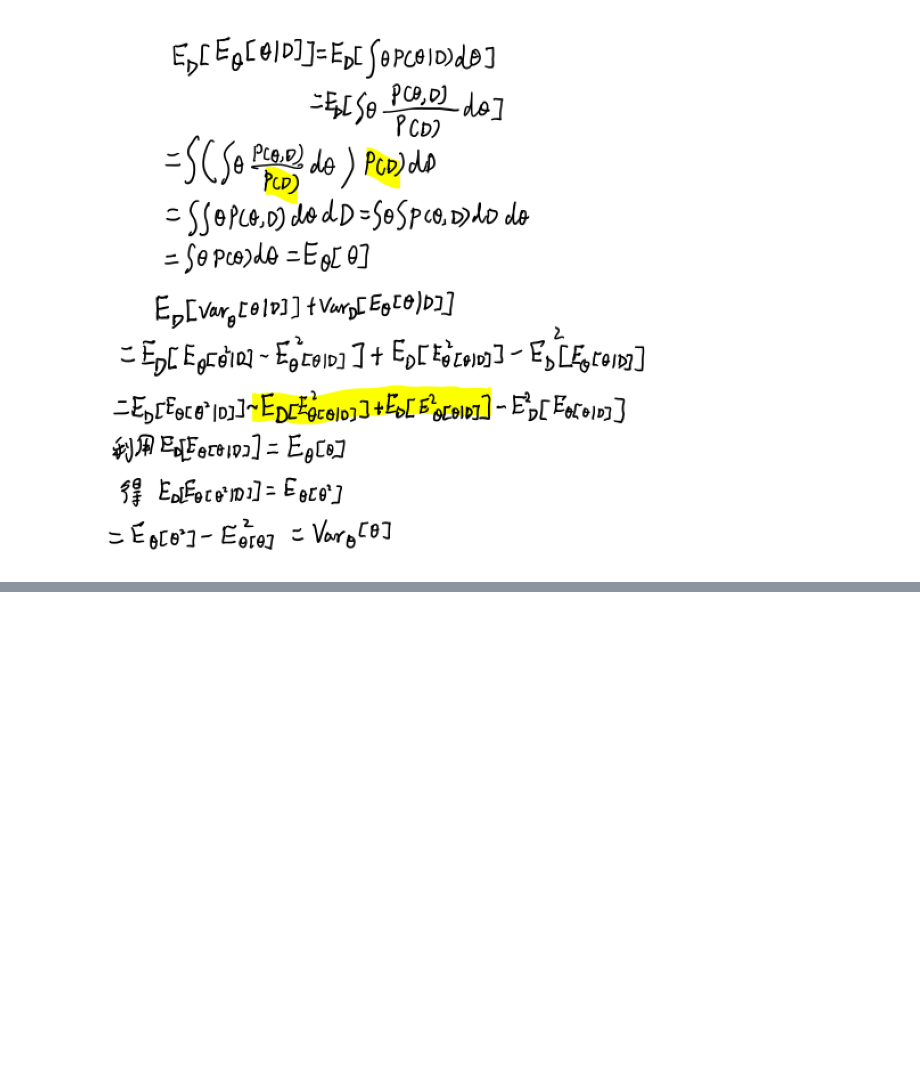
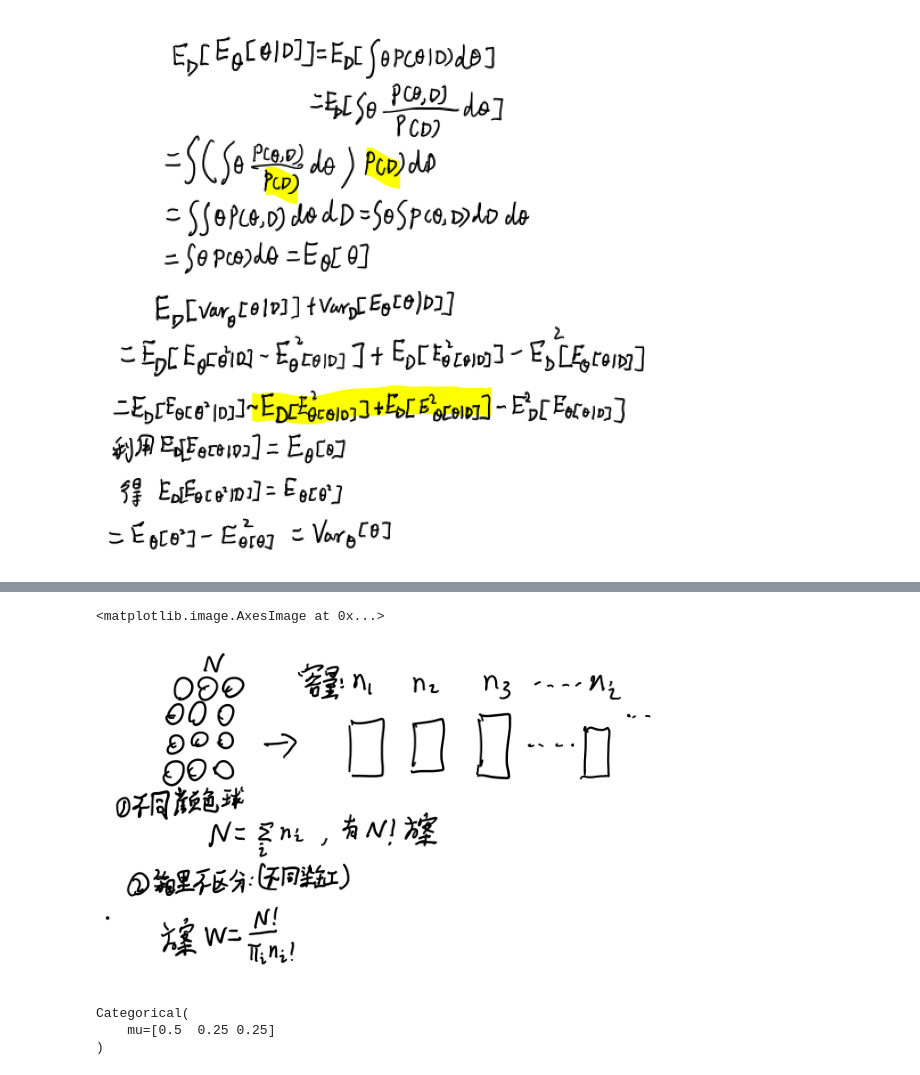
Before and after one commit to jiangyiqun233/PRML_learning, a Jupyter notebook: PRML_formula/2.概率分布.ipynb, the cells around one changed output, grey strips where cells are left out. Cells and saved outputs as stored; diff of their text form; code cells hidden in the pictures; blank space fills up the shorter version.

```diff
--- a/PRML_formula/2.概率分布.ipynb
+++ b/PRML_formula/2.概率分布.ipynb
@@ -300,0 +370,17 @@ ax.imshow(d)
+# %%
+# 小球染缸
+fig, ax = plt.subplots(figsize=(10, 10))
+d = plt.imread('./graph/1.6小球图示.png')
+plt.axis('off')
+ax.imshow(d)
+# %% [output]
+<matplotlib.image.AxesImage at 0x...>
+[figure, added]
+# %%
+model = Categorical()
+model.fit(np.array([[0, 1, 0], [1, 0, 0], [1, 0, 0], [0, 0, 1]]))
+print(model)
+# %% [output]
+Categorical(
+    mu=[0.5  0.25 0.25]
+)
```
Also changed, not shown: parts of 12 cells of this notebook, 4 other files.
